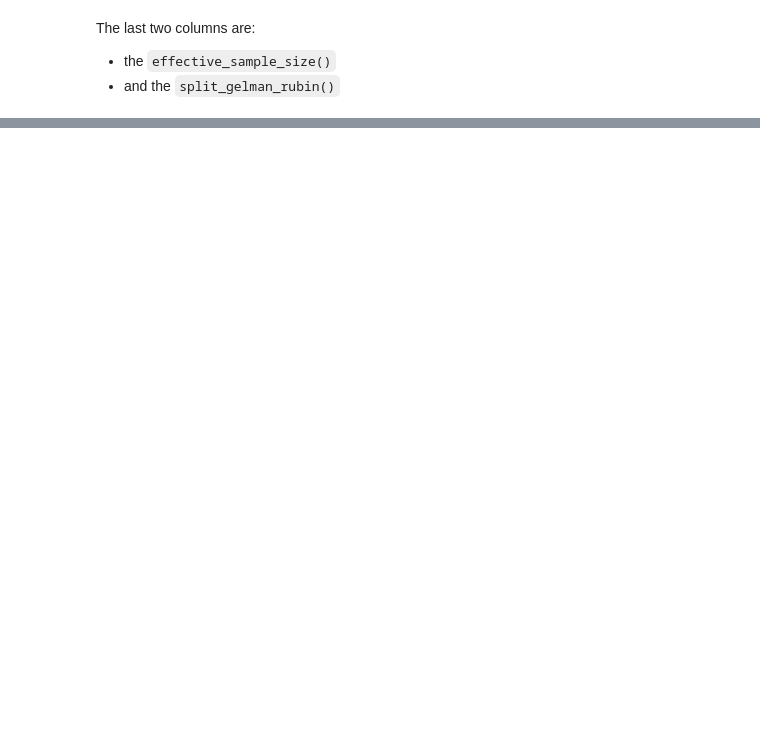
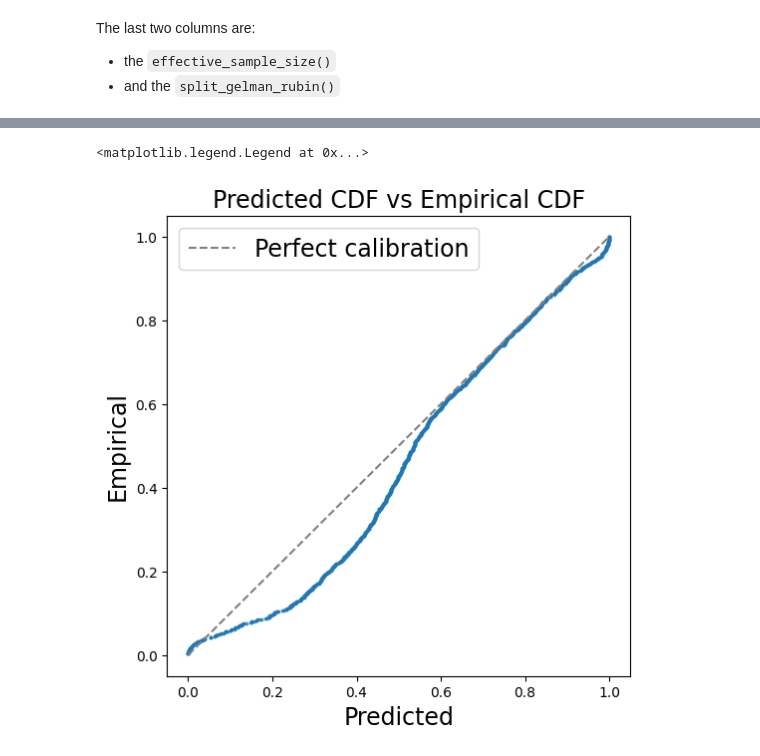
Before and after one commit to MicheleUIT/Probabilistic-load-forecasting-with-Reservoir-Computing, a Jupyter notebook: code/time_series_forecast.ipynb, the cells around one changed output, grey strips where cells are left out. Drawn from its saved outputs; the diff is of its cells as text; code cells hidden in the pictures; blank space fills up the shorter version.

```diff
--- a/code/time_series_forecast.ipynb
+++ b/code/time_series_forecast.ipynb
@@ -320,0 +387,20 @@ Text(0.5, 1.03, 'Posterior Samples per Chain')
+# %%
+# Compute the predicted CDF
+predicted_cdf = np.mean(predictive_val["obs"].cpu().numpy().squeeze() <= Yval, axis=0)
+# %%
+# Compute the empirical CDF
+empirical_cdf = np.zeros(len(predicted_cdf))
+for i, p in enumerate(predicted_cdf):
+    empirical_cdf[i] = np.sum(predicted_cdf <= p)/len(predicted_cdf)
+# %%
+ax = plt.figure(figsize=(6, 6))
+ax = plt.gca()
+ax.scatter(predicted_cdf, empirical_cdf, alpha=0.7, s=3)
+ax.plot([0,1],[0,1],'--', color='grey', label='Perfect calibration')
+ax.set_xlabel('Predicted', fontsize=17)
+ax.set_ylabel('Empirical', fontsize=17)
+ax.set_title('Predicted CDF vs Empirical CDF', fontsize=17)
+ax.legend(fontsize=17)
+# %% [output]
+<matplotlib.legend.Legend at 0x...>
+[figure, added]
```
Also changed, not shown: parts of 15 cells of this notebook.
